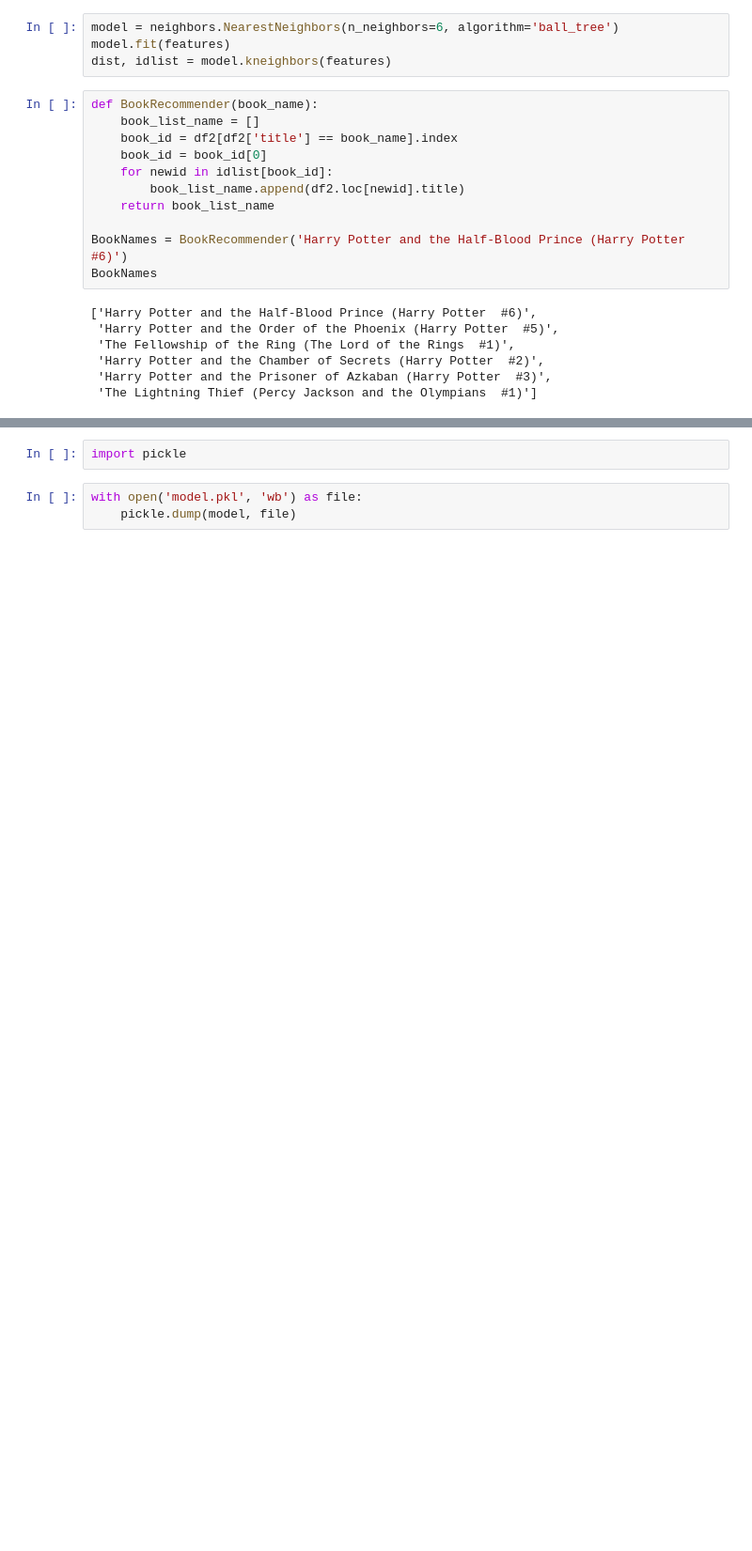
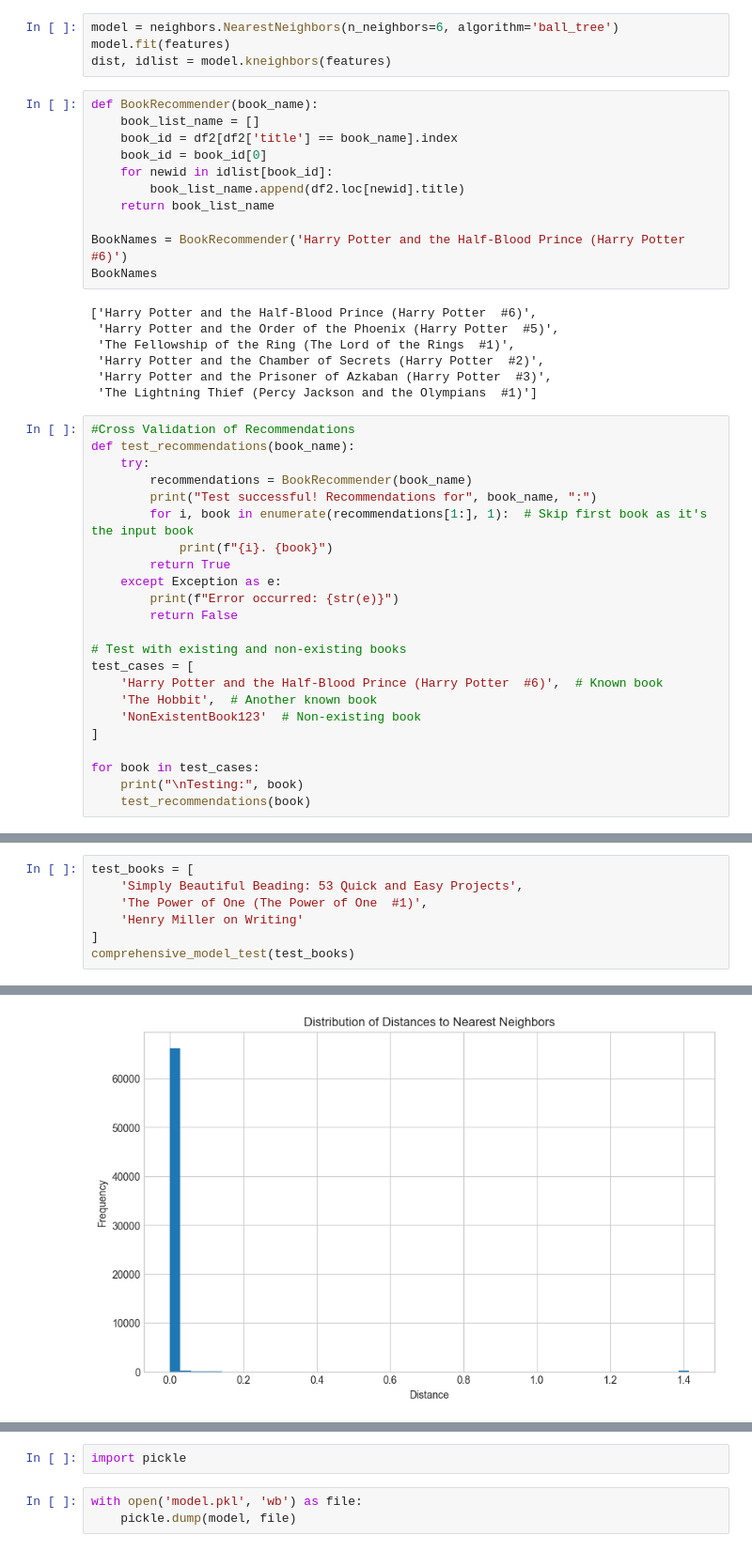
Before and after one commit to akshargrover/Book-Recommendation-System, a Jupyter notebook: Book_recommendation_system.ipynb, the cells around one changed output, grey strips where cells are left out. Shown: that part at 94% size. Drawn from its saved outputs; the diff is of its cells as text; blank space fills up the shorter version.

Commit message:
Update Book_recommendar_systems

```diff
--- a/Book_recommendation_system.ipynb
+++ b/Book_recommendation_system.ipynb
@@ -222,3 +222,26 @@ BookNames
  'Harry Potter and the Chamber of Secrets (Harry Potter  #2)',
  'Harry Potter and the Prisoner of Azkaban (Harry Potter  #3)',
  'The Lightning Thief (Percy Jackson and the Olympians  #1)']
+# %%
+#Cross Validation of Recommendations
+def test_recommendations(book_name):
+    try:
+        recommendations = BookRecommender(book_name)
+        print("Test successful! Recommendations for", book_name, ":")
+        for i, book in enumerate(recommendations[1:], 1):  # Skip first book as it's the input book
+            print(f"{i}. {book}")
+        return True
+    except Exception as e:
+        print(f"Error occurred: {str(e)}")
+        return False
+
+# Test with existing and non-existing books
+test_cases = [
+    'Harry Potter and the Half-Blood Prince (Harry Potter  #6)',  # Known book
+    'The Hobbit',  # Another known book
+    'NonExistentBook123'  # Non-existing book
+]
+
+for book in test_cases:
+    print("\nTesting:", book)
+    test_recommendations(book)
@@ -224,0 +545,8 @@ BookNames
+# %%
+test_books = [
+    'Simply Beautiful Beading: 53 Quick and Easy Projects',
+    'The Power of One (The Power of One  #1)',
+    'Henry Miller on Writing'
+]
+comprehensive_model_test(test_books)
+# %% [output]
@@ -224,0 +570 @@ BookNames
+[figure, added]
```
Also changed, not shown: parts of 6 cells of this notebook.
